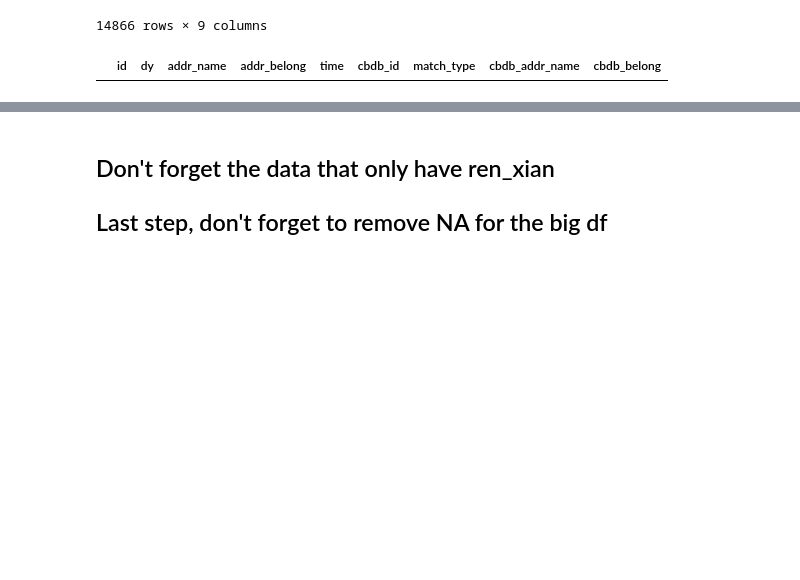
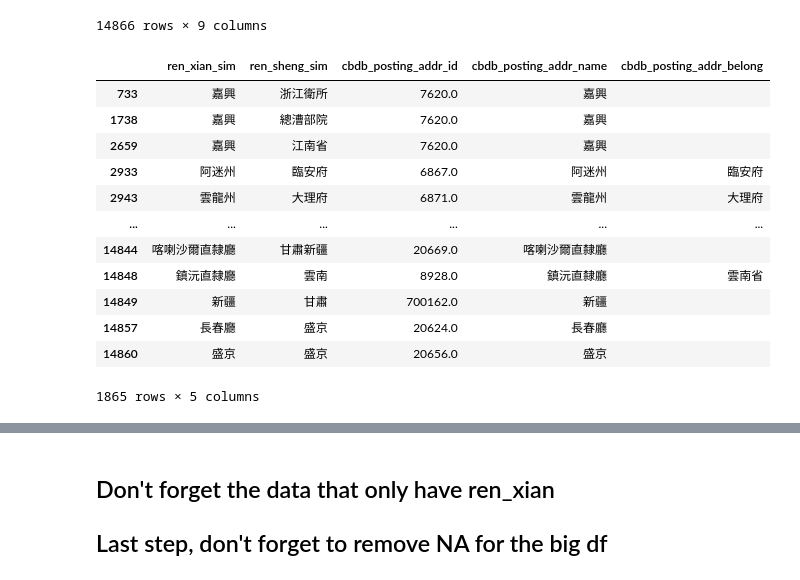
Before and after one commit to cbdb-project/Jinshenlu-20240725-Han-persons-not-in-CBDB_Hongsu, a Jupyter notebook: 6 Extract the cooked data/assign-labels-to-data.ipynb, the cells around one changed output, grey strips where cells are left out. Cells and saved outputs as stored; diff of their text form; code cells hidden in the pictures; blank space fills up the shorter version.

Commit message:
fix match_type bug

```diff
--- a/6 Extract the cooked data/assign-labels-to-data.ipynb
+++ b/6 Extract the cooked data/assign-labels-to-data.ipynb
@@ -80,7 +80,7 @@ biog_addr_result
 | 8713 | 8714 | 清 | 雒容 |  |  | 8608.0 | excat_without_belong | 雒容 |  |
 8714 rows × 9 columns
 # %%
-exact_flag = ["excat_without_belong", "exact_with_belong"]
+exact_flag = ["excat_without_belong", "exact_with_belong", "exact"]
 biog_addr_exact_result = biog_addr_result[biog_addr_result["match_type"].isin(exact_flag)]
 biog_addr_exact_result
 # %% [output]
@@ -177,7 +182,6 @@ posting_office_only_result
 | 19238 | 10710 | 户部仓场总督各仓监督大通桥监督刑部候补郎中 | 清 | 80561 | 仓场总督 | partial |
 19239 rows × 6 columns
 # %%
-exact_flag = ["exact"]
 posting_office_only_exact_result = posting_office_only_result[posting_office_only_result["match_type"].isin(exact_flag)]
 posting_office_only_exact_result = posting_office_only_exact_result.drop(columns=["office_name", "office_dy", "match_type", "office_id"])
 posting_office_only_exact_result = posting_office_only_exact_result.drop_duplicates("cbdb_office_name")
@@ -381,10 +385,21 @@ code_addr_for_office_with_addr_result
 # %%
 code_addr_for_office_with_addr_result = code_addr_for_office_with_addr_result.fillna("")
 code_addr_for_office_with_addr_result = code_addr_for_office_with_addr_result[code_addr_for_office_with_addr_result["match_type"].isin(exact_flag)]
-## NO Result!!!
-# code_addr_for_office_with_addr_result = code_addr_for_office_with_addr_result.rename(columns={"cbdb_id":"cbdb_biog_addr_id", "cbdb_addr_name":"cbdb_biog_addr_name", "cbdb_belong":"cbdb_biog_addr_belong"})
-# code_addr_for_office_with_addr_result = code_addr_for_office_with_addr_result.rename(columns={"addr_name":"ren_xian_sim", "addr_belong":"ren_sheng_sim"})
-# code_addr_for_office_with_addr_result = code_addr_for_office_with_addr_result[["ren_xian_sim", "ren_sheng_sim", "cbdb_biog_addr_id", "cbdb_biog_addr_name", "cbdb_biog_addr_belong"]]
+code_addr_for_office_with_addr_result = code_addr_for_office_with_addr_result.rename(columns={"cbdb_id":"cbdb_posting_addr_id", "cbdb_addr_name":"cbdb_posting_addr_name", "cbdb_belong":"cbdb_posting_addr_belong"})
+code_addr_for_office_with_addr_result = code_addr_for_office_with_addr_result.rename(columns={"addr_name":"ren_xian_sim", "addr_belong":"ren_sheng_sim"})
+code_addr_for_office_with_addr_result = code_addr_for_office_with_addr_result[["ren_xian_sim", "ren_sheng_sim", "cbdb_posting_addr_id", "cbdb_posting_addr_name", "cbdb_posting_addr_belong"]]
 code_addr_for_office_with_addr_result
 # %% [output]
-|  | id | dy | addr_name | addr_belong | time | cbdb_id | match_type | cbdb_addr_name | cbdb_belong |
+|  | ren_xian_sim | ren_sheng_sim | cbdb_posting_addr_id | cbdb_posting_addr_name | cbdb_posting_addr_belong |
+| 733 | 嘉興 | 浙江衛所 | 7620.0 | 嘉興 |  |
+| 1738 | 嘉興 | 總漕部院 | 7620.0 | 嘉興 |  |
+| 2659 | 嘉興 | 江南省 | 7620.0 | 嘉興 |  |
+| 2933 | 阿迷州 | 臨安府 | 6867.0 | 阿迷州 | 臨安府 |
+| 2943 | 雲龍州 | 大理府 | 6871.0 | 雲龍州 | 大理府 |
+| ... | ... | ... | ... | ... | ... |
+| 14844 | 喀喇沙爾直隸廳 | 甘肅新疆 | 20669.0 | 喀喇沙爾直隸廳 |  |
+| 14848 | 鎮沅直隸廳 | 雲南 | 8928.0 | 鎮沅直隸廳 | 雲南省 |
+| 14849 | 新疆 | 甘肅 | 700162.0 | 新疆 |  |
+| 14857 | 長春廳 | 盛京 | 20624.0 | 長春廳 |  |
+| 14860 | 盛京 | 盛京 | 20656.0 | 盛京 |  |
+1865 rows × 5 columns
```
Also changed, not shown: parts of 3 cells of this notebook.
